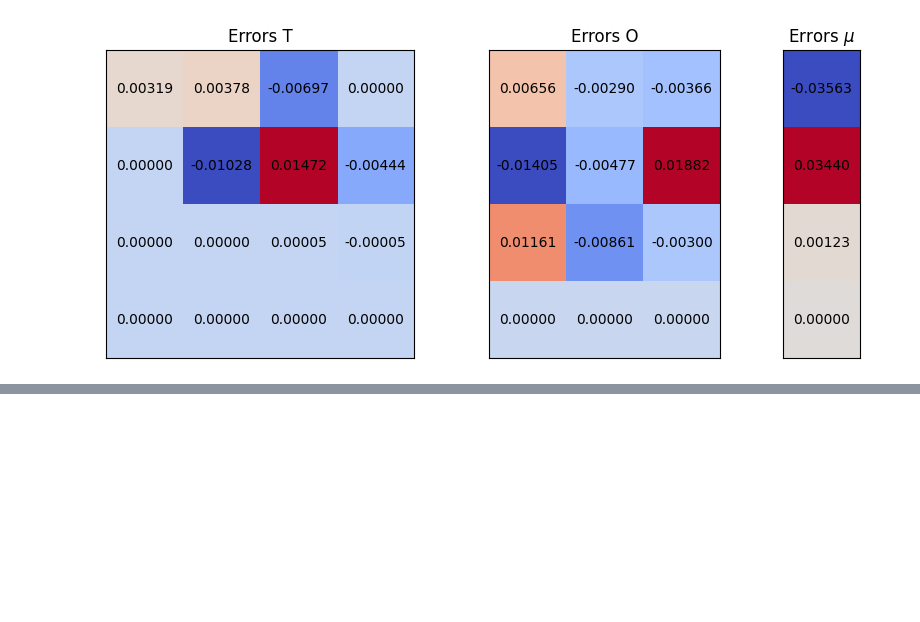
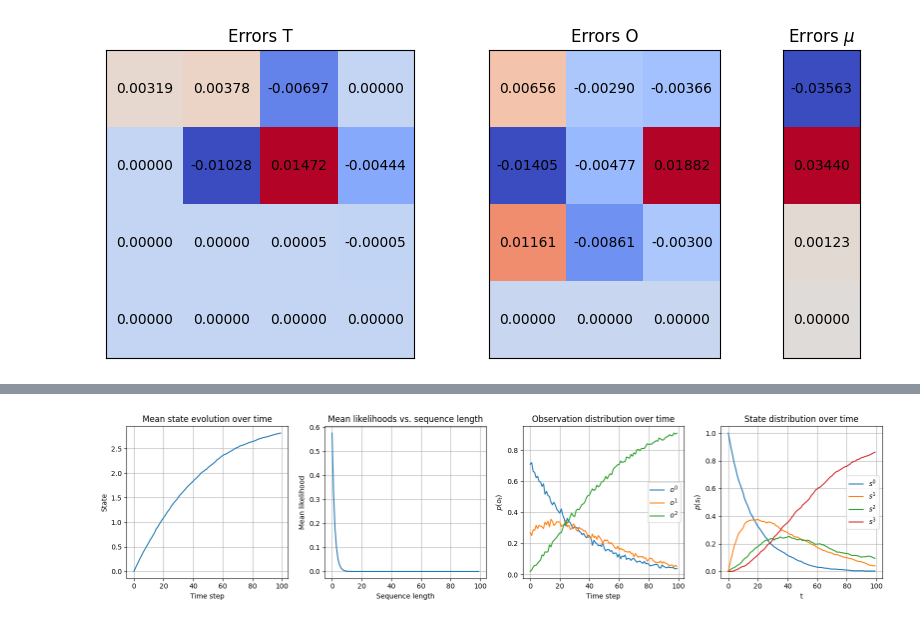
Before and after one commit to tobias-heinzle/BaumWelchJax, a Jupyter notebook: notebooks/test_baum_welch_simple.ipynb, the cells around one changed output, grey strips where cells are left out. Saved outputs shown, nothing was run; the diff lists cells and outputs as text; code cells hidden in the pictures; blank space fills up the shorter version.

```diff
--- a/notebooks/test_baum_welch_simple.ipynb
+++ b/notebooks/test_baum_welch_simple.ipynb
@@ -283,0 +340,8 @@ plt.show()
+# %%
+generate = jax.jit(lambda _key: generate_sequence(_key, result.params, len_sequence))
+
+states, observations = jax.vmap(generate)(jnp.array(sequence_keys))
+
+plot_stats(states, observations)
+# %% [output]
+[figure, added]
```
Also changed, not shown: parts of 6 cells of this notebook, 2 other files.
